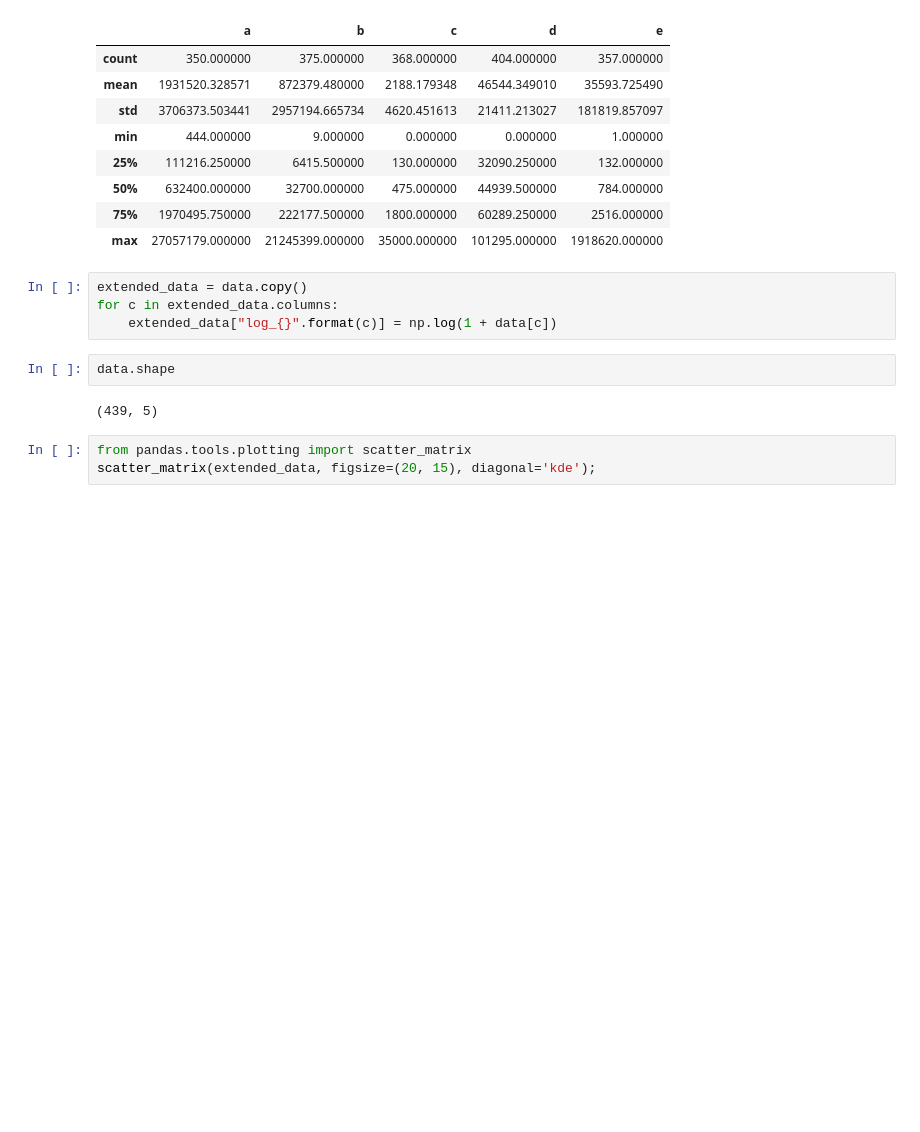
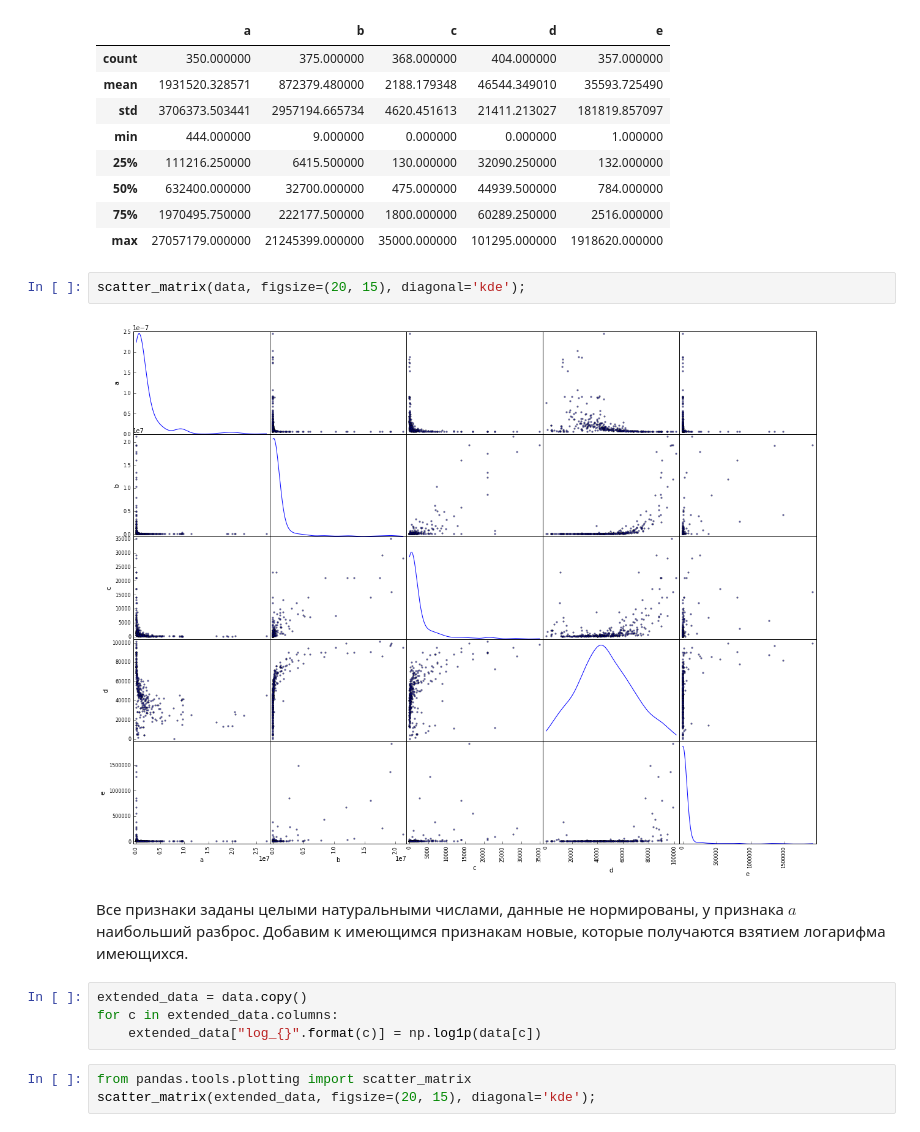
Before and after one commit to Alexander-Morgun/DataCompletion, a Jupyter notebook: Report.ipynb, the cells around one changed output. Drawn from its saved outputs; the diff is of its cells as text; blank space fills up the shorter version.

```diff
--- a/Report.ipynb
+++ b/Report.ipynb
@@ -45,14 +51,16 @@ data.describe()
 | 50% | 632400.000000 | 32700.000000 | 475.000000 | 44939.500000 | 784.000000 |
 | 75% | 1970495.750000 | 222177.500000 | 1800.000000 | 60289.250000 | 2516.000000 |
 | max | 27057179.000000 | 21245399.000000 | 35000.000000 | 101295.000000 | 1918620.000000 |
+# %%
+scatter_matrix(data, figsize=(20, 15), diagonal='kde');
+# %% [output]
+[figure, added]
+# %% [markdown]
+Все признаки заданы целыми натуральными числами, данные не нормированы, у признака $a$ наибольший разброс. Добавим к имеющимся признакам новые, которые получаются взятием логарифма имеющихся.
 # %%
 extended_data = data.copy()
 for c in extended_data.columns:
-    extended_data["log_{}".format(c)] = np.log(1 + data[c])
+    extended_data["log_{}".format(c)] = np.log1p(data[c])
-# %%
-data.shape
-# %% [output]
-(439, 5)
 # %%
 from pandas.tools.plotting import scatter_matrix
 scatter_matrix(extended_data, figsize=(20, 15), diagonal='kde');
```
Also changed, not shown: parts of 37 cells of this notebook.
